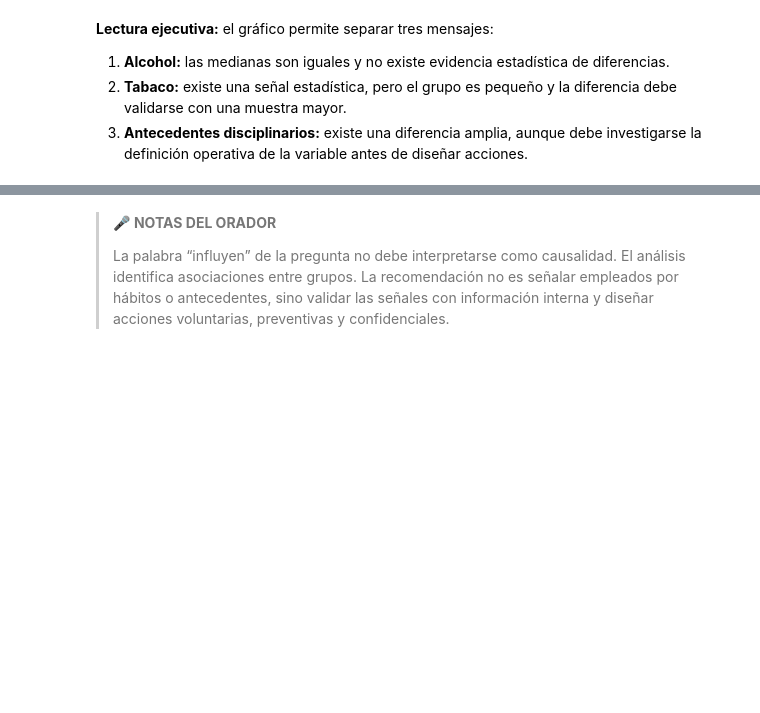
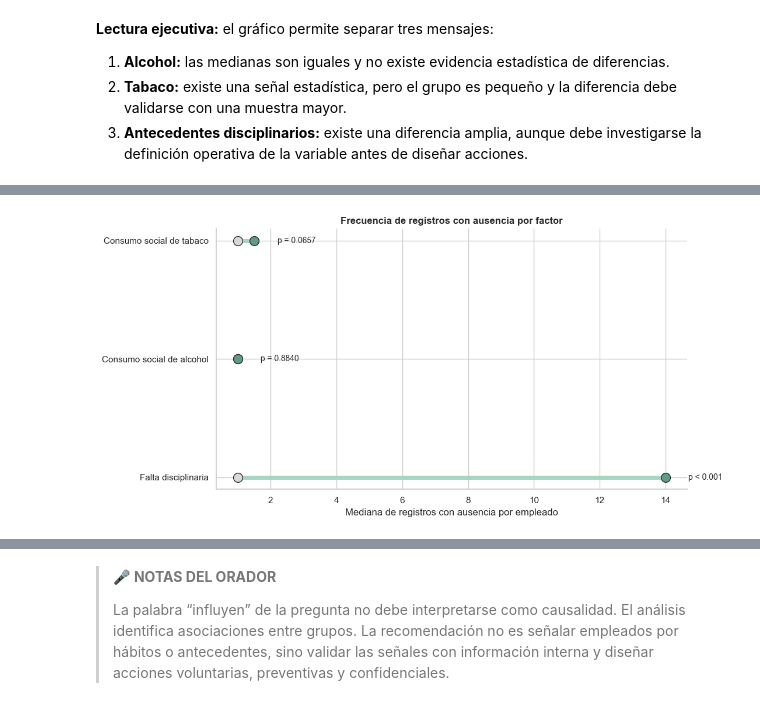
Before and after one commit to ITACADEMYprojectes/ProjecteData, a Jupyter notebook: Equip_31/Scripts/Notebooks/analisis_absentismo_Fede_08062026.ipynb, the cells around one changed output, grey strips where cells are left out. Drawn from its saved outputs; the diff is of its cells as text; code cells hidden in the pictures; blank space fills up the shorter version.

```diff
--- a/Equip_31/Scripts/Notebooks/analisis_absentismo_Fede_08062026.ipynb
+++ b/Equip_31/Scripts/Notebooks/analisis_absentismo_Fede_08062026.ipynb
@@ -672,6 +679,8 @@ resumen_visual = resultados_tests.copy()
 resumen_visual['factor_nombre'] = resumen_visual['factor'].map(nombres)
 
 fig, ax = plt.subplots(figsize=(12, 5.5))
+fig.patch.set_alpha(0)
+ax.set_facecolor('none')
 posiciones = np.arange(len(resumen_visual))
 
 for posicion, fila in resumen_visual.iterrows():
@@ -744,7 +753,6 @@ ax.legend(
 )
 ax.spines[['top', 'right']].set_visible(False)
 plt.tight_layout(rect=[0, 0.08, 1, 1])
-plt.savefig('grafica3_resumen_medianas.png', dpi=150, bbox_inches='tight')
 plt.show()
 # %% [output]
 [figure]
@@ -759,0 +1063,39 @@ plt.show()
+# %%
+resumen_frecuencia = resultados_frecuencia_df.copy()
+resumen_frecuencia['factor_nombre'] = resumen_frecuencia['factor'].map(nombres)
+
+fig, ax = plt.subplots(figsize=(11, 5.5))
+fig.patch.set_alpha(0)
+ax.set_facecolor('none')
+
+for posicion, fila in resumen_frecuencia.iterrows():
+    mediana_0 = fila['mediana_registros_grupo_0']
+    mediana_1 = fila['mediana_registros_grupo_1']
+    ax.plot(
+        [mediana_0, mediana_1],
+        [posicion, posicion],
+        color=COLOR_VERDE_CLARO,
+        linewidth=5,
+        solid_capstyle='round'
+    )
+    ax.scatter(mediana_0, posicion, s=130, color=COLOR_GRIS, edgecolor=COLOR_TEXTO, zorder=3)
+    ax.scatter(mediana_1, posicion, s=130, color=COLOR_VERDE_OSCURO, edgecolor=COLOR_TEXTO, zorder=3)
+    p_texto = 'p < 0.001' if fila['p_value'] < 0.001 else f"p = {fila['p_value']:.4f}"
+    ax.text(
+        max(mediana_0, mediana_1) + 0.7,
+        posicion,
+        p_texto,
+        va='center',
+        fontsize=10
+    )
+
+ax.set_yticks(range(len(resumen_frecuencia)))
+ax.set_yticklabels(resumen_frecuencia['factor_nombre'])
+ax.set_xlabel('Mediana de registros con ausencia por empleado')
+ax.set_title('Frecuencia de registros con ausencia por factor', fontweight='bold')
+ax.spines[['top', 'right']].set_visible(False)
+plt.tight_layout()
+plt.savefig('grafica6_frecuencia_registros.png', dpi=150, bbox_inches='tight')
+plt.show()
+# %% [output]
+[figure, added]
```
Also changed, not shown: parts of 20 cells of this notebook, 2 other files.
